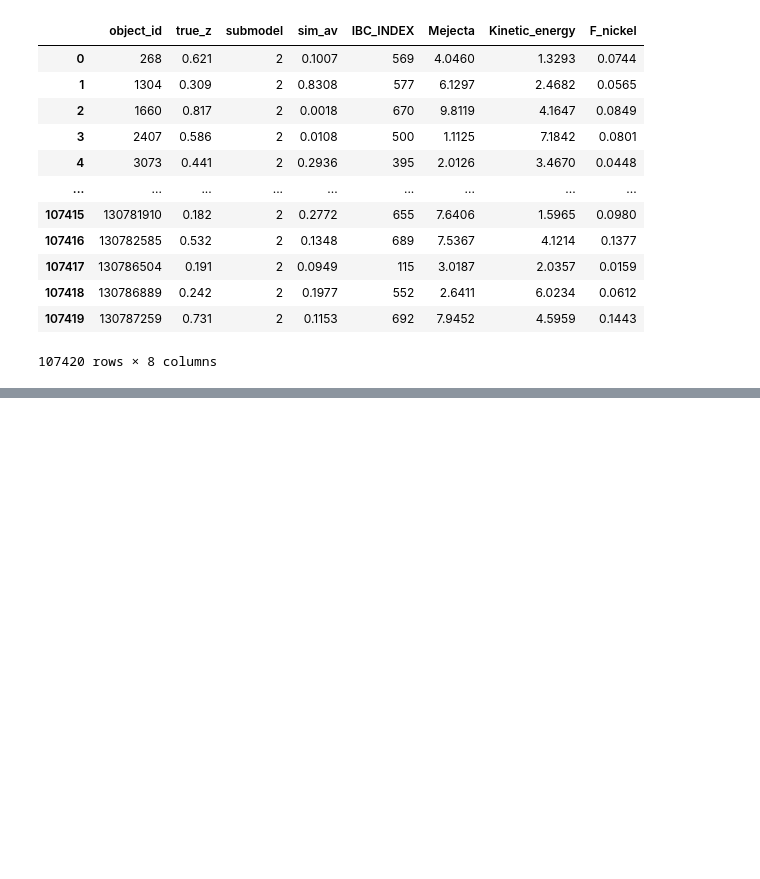
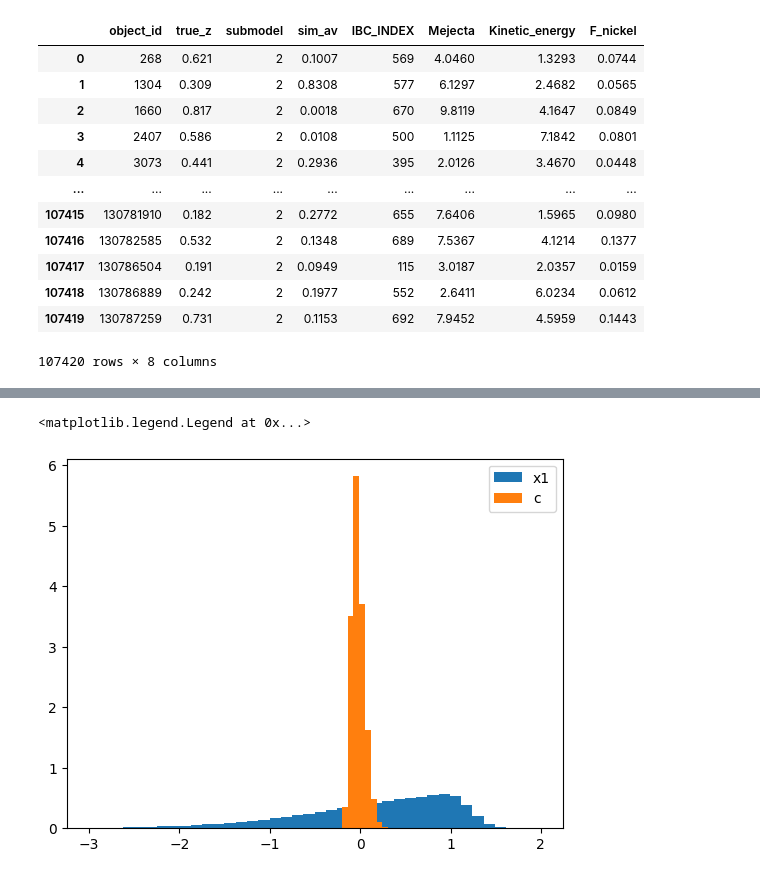
Before and after one commit to asmuzsoy/beams_ext, a Jupyter notebook: fit_many_ibc.ipynb, the cells around one changed output, grey strips where cells are left out. Saved outputs shown, nothing was run; the diff lists cells and outputs as text; code cells hidden in the pictures; blank space fills up the shorter version.

```diff
--- a/fit_many_ibc.ipynb
+++ b/fit_many_ibc.ipynb
@@ -301,0 +335,7 @@ p = sncosmo.plot_lc(lcs[0], model=fitted_model, errors=result.errors)
+# %%
+plt.hist(ia_df['salt2_x1'].to_numpy(), bins=40, density=True, label="x1")
+plt.hist(ia_df['salt2_color'].to_numpy(), density=True, label="c")
+plt.legend()
+# %% [output]
+<matplotlib.legend.Legend at 0x...>
+[figure, added]
```
Also changed, not shown: parts of 22 cells of this notebook.
